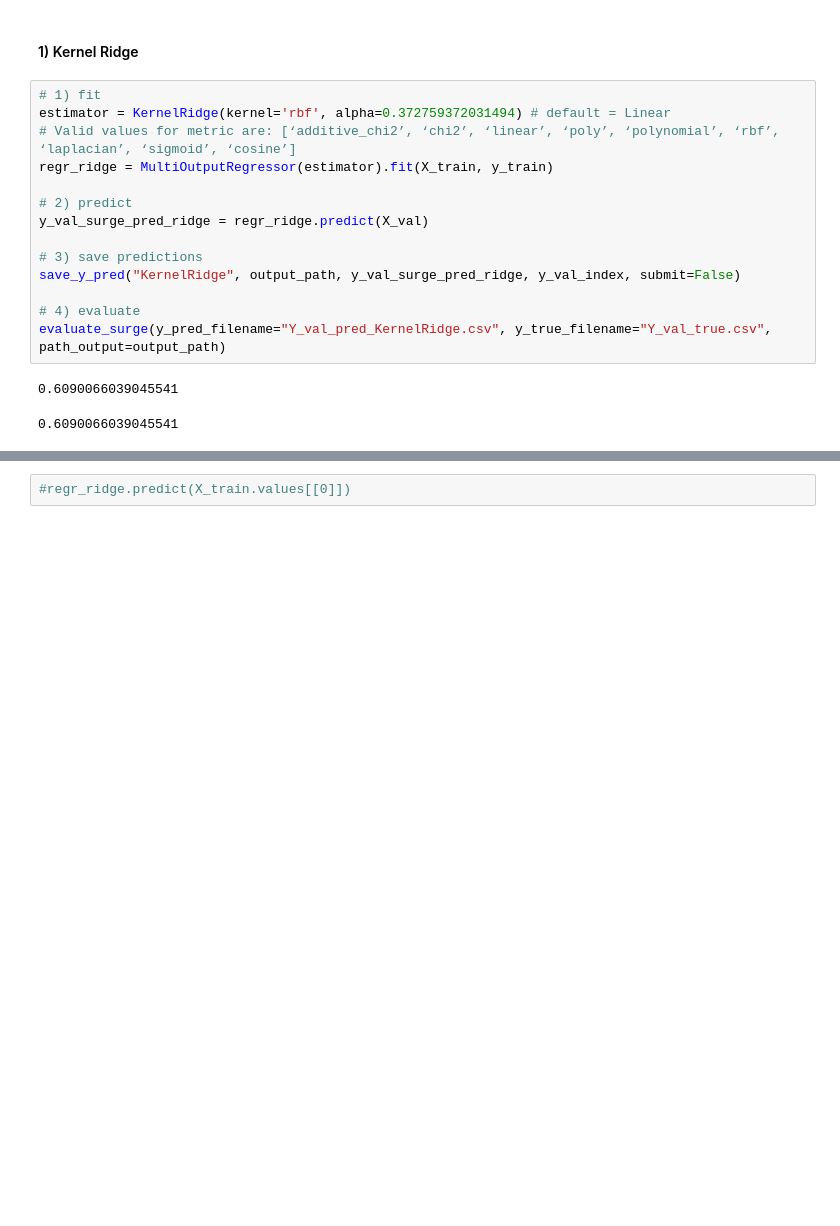
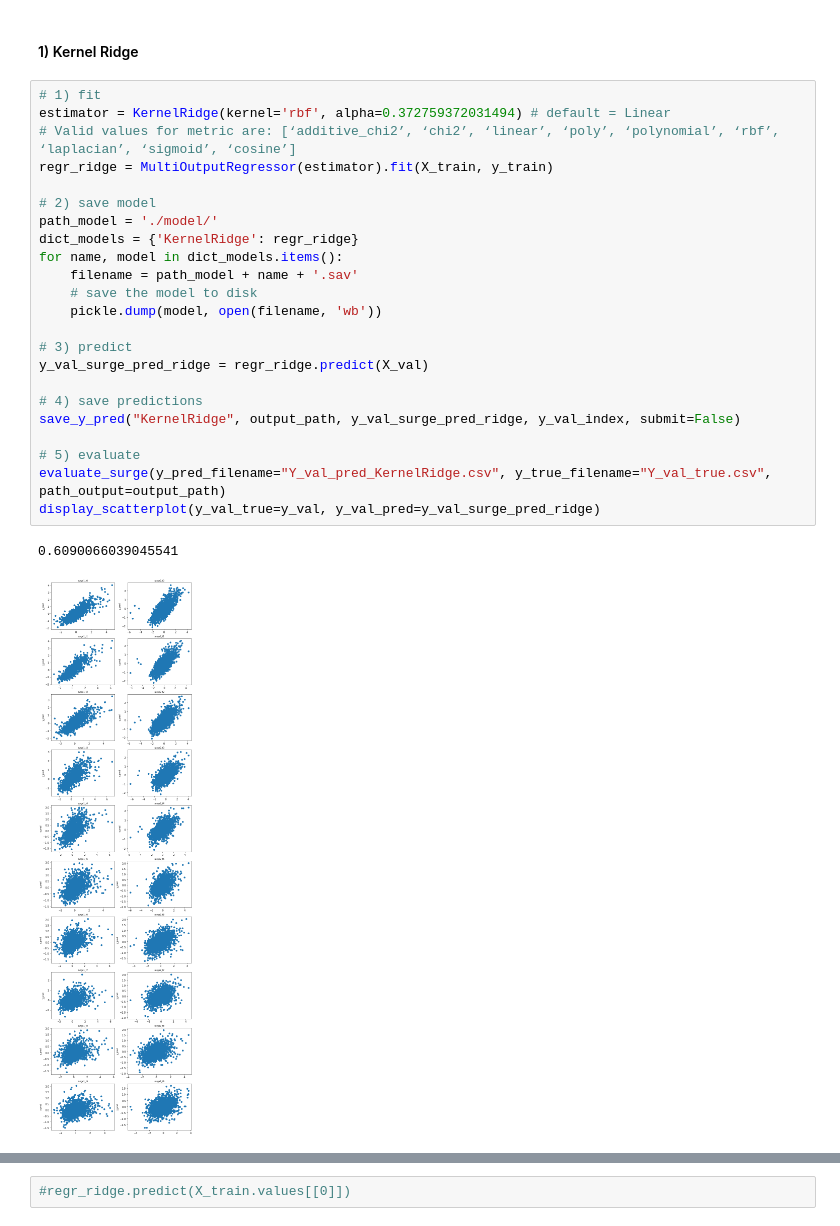
Before and after one commit to oumeima-elgharbi/ChallengeData_CanYouPredictTheTide, a Jupyter notebook: trying_models.ipynb, the cells around one changed output, grey strips where cells are left out. Cells and saved outputs as stored; diff of their text form; blank space fills up the shorter version.

Commit message:
added scatter plot

```diff
--- a/trying_models.ipynb
+++ b/trying_models.ipynb
@@ -119,17 +120,26 @@ evaluate_surge(y_pred_filename="Y_val_pred_BallTree.csv", y_true_filename="Y_val
 # %%
 # 1) fit
 estimator = KernelRidge(kernel='rbf', alpha=0.372759372031494) # default = Linear
 # Valid values for metric are: [‘additive_chi2’, ‘chi2’, ‘linear’, ‘poly’, ‘polynomial’, ‘rbf’, ‘laplacian’, ‘sigmoid’, ‘cosine’]
 regr_ridge = MultiOutputRegressor(estimator).fit(X_train, y_train)
 
-# 2) predict
+# 2) save model
+path_model = './model/'
+dict_models = {'KernelRidge': regr_ridge}
+for name, model in dict_models.items():
+    filename = path_model + name + '.sav'
+    # save the model to disk
+    pickle.dump(model, open(filename, 'wb'))
+
+# 3) predict
 y_val_surge_pred_ridge = regr_ridge.predict(X_val)
 
-# 3) save predictions
+# 4) save predictions
 save_y_pred("KernelRidge", output_path, y_val_surge_pred_ridge, y_val_index, submit=False)
 
-# 4) evaluate
+# 5) evaluate
 evaluate_surge(y_pred_filename="Y_val_pred_KernelRidge.csv", y_true_filename="Y_val_true.csv", path_output=output_path)
+display_scatterplot(y_val_true=y_val, y_val_pred=y_val_surge_pred_ridge)
 # %% [output]
 0.6090066039045541
-0.6090066039045541
+[figure, added]
```
Also changed, not shown: parts of 18 cells of this notebook, 1 other file.
